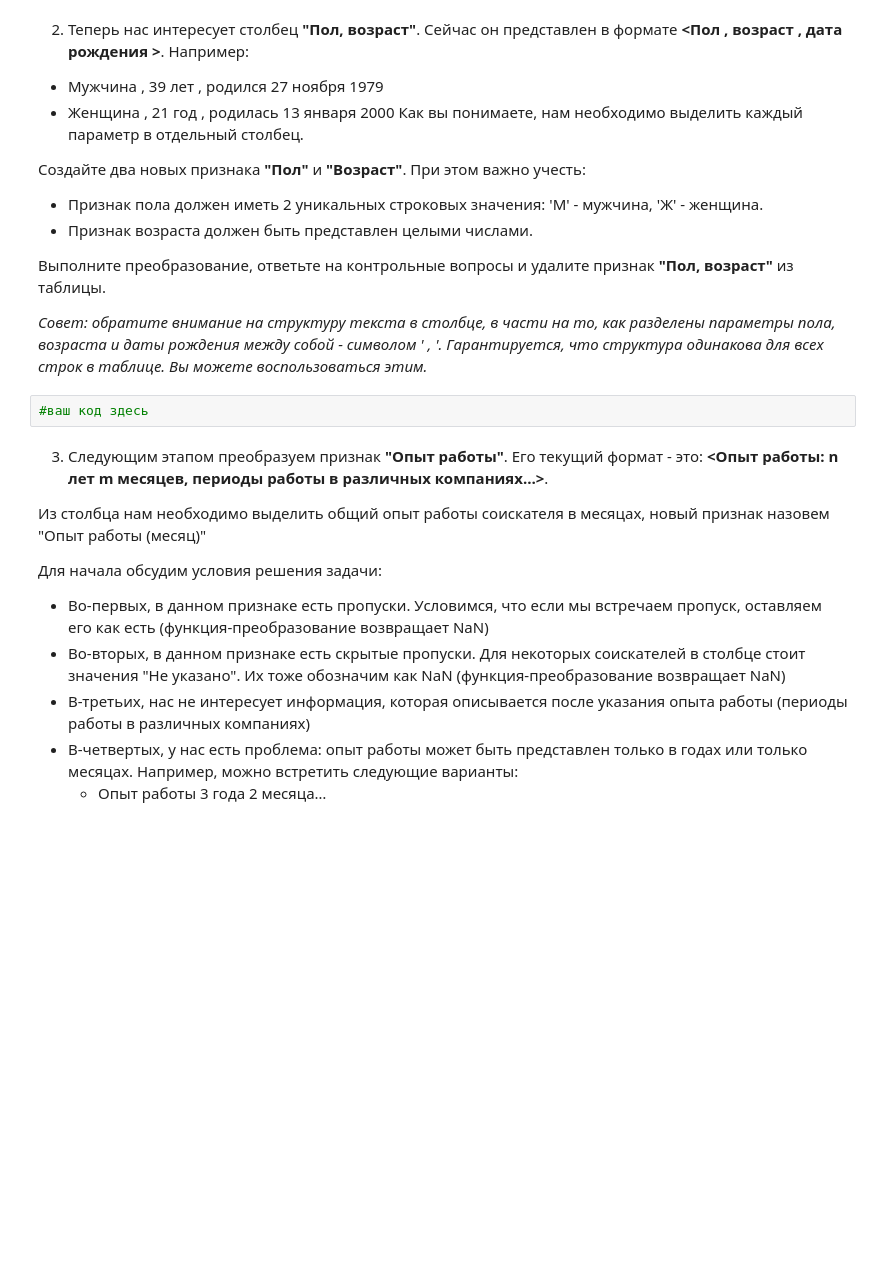
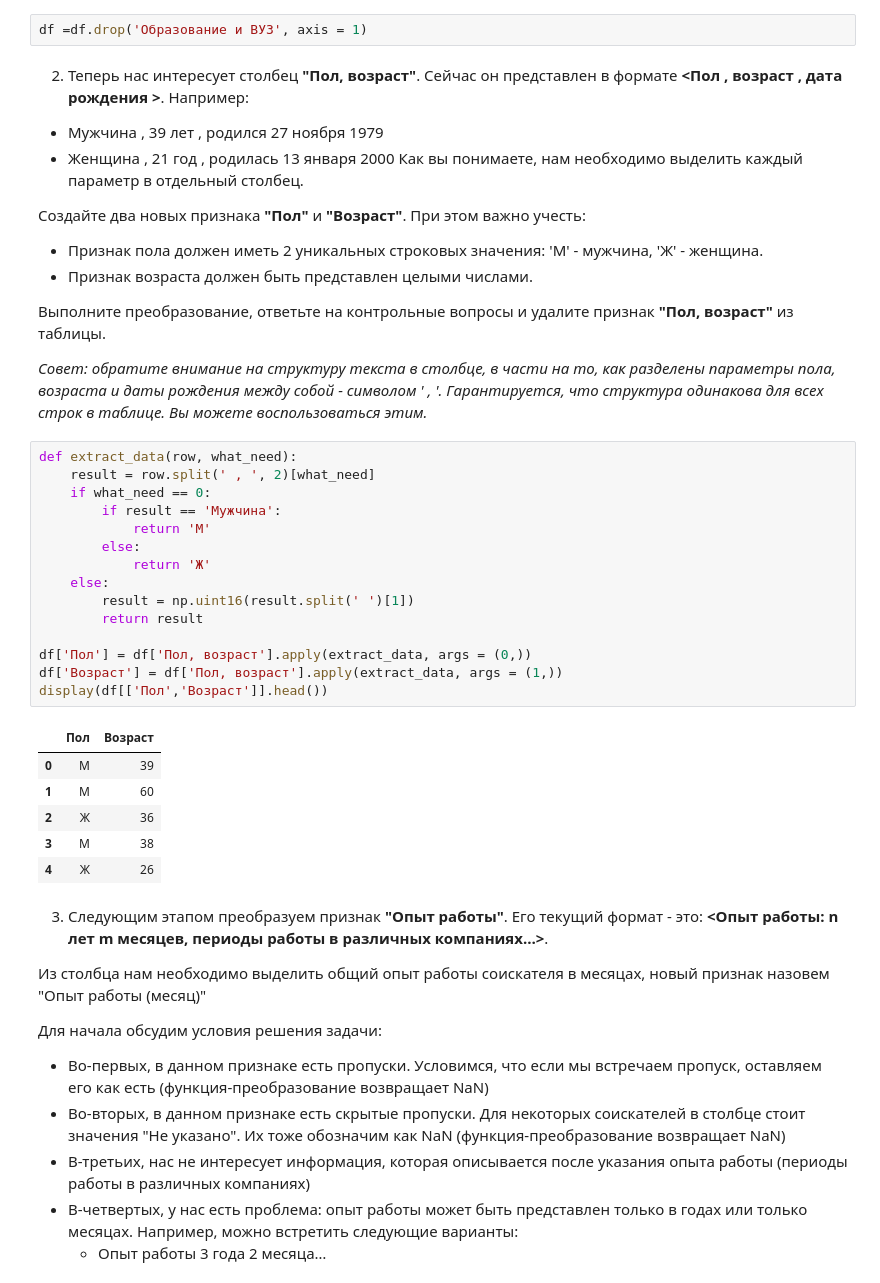
Before and after one commit to HinkevichRoadToDs/HeadHunter-PJ-, a Jupyter notebook: Project-1. Ноутбук-шаблон.ipynb, the cells around one changed output. Saved outputs shown, nothing was run; the diff lists cells and outputs as text; blank space fills up the shorter version.

```diff
--- a/Project-1. Ноутбук-шаблон.ipynb
+++ b/Project-1. Ноутбук-шаблон.ipynb
@@ -87,6 +86,8 @@ df['Образование'] = df['Образование'].map(
      'Среднее специальное': 'среднее специальное',
      'Среднее образование': 'среднее'}
 )
+# %%
+df =df.drop('Образование и ВУЗ', axis = 1)
 # %% [markdown]
 2. Теперь нас интересует столбец **"Пол, возраст"**. Сейчас он представлен в формате **<Пол , возраст , дата рождения >**. Например:
 * Мужчина , 39 лет , родился 27 ноября 1979
@@ -101,8 +102,28 @@ df['Образование'] = df['Образование'].map(
 
 *Совет: обратите внимание на структуру текста в столбце, в части на то, как разделены параметры пола, возраста и даты рождения между собой - символом ' , '.
 Гарантируется, что структура одинакова для всех строк в таблице. Вы можете воспользоваться этим.*
-# %%
-#ваш код здесь
+# %%
+def extract_data(row, what_need):
+    result = row.split(' , ', 2)[what_need]
+    if what_need == 0:
+        if result == 'Мужчина':
+            return 'М'
+        else:
+            return 'Ж'
+    else:
+        result = np.uint16(result.split(' ')[1])
+        return result
+
+df['Пол'] = df['Пол, возраст'].apply(extract_data, args = (0,))
+df['Возраст'] = df['Пол, возраст'].apply(extract_data, args = (1,))
+display(df[['Пол','Возраст']].head())
+# %% [output]
+|  | Пол | Возраст |
+| 0 | М | 39 |
+| 1 | М | 60 |
+| 2 | Ж | 36 |
+| 3 | М | 38 |
+| 4 | Ж | 26 |
 # %% [markdown]
 3. Следующим этапом преобразуем признак **"Опыт работы"**. Его текущий формат - это: **<Опыт работы: n лет m месяцев, периоды работы в различных компаниях…>**.
 
```
Also changed, not shown: parts of 4 cells of this notebook.
